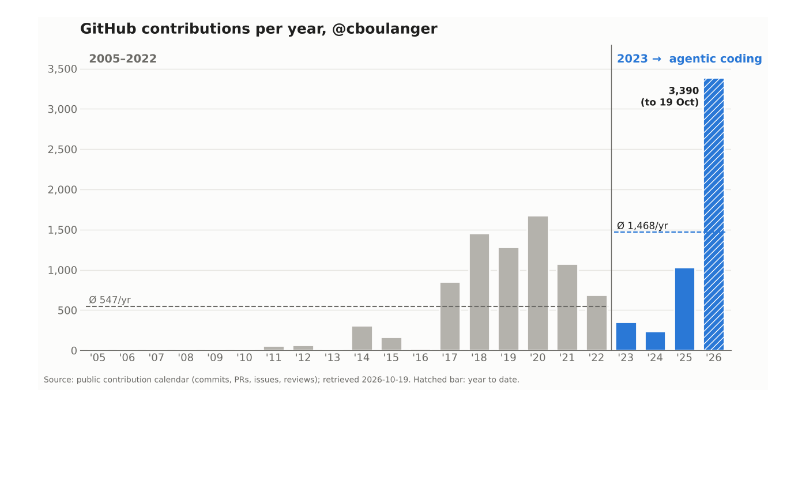
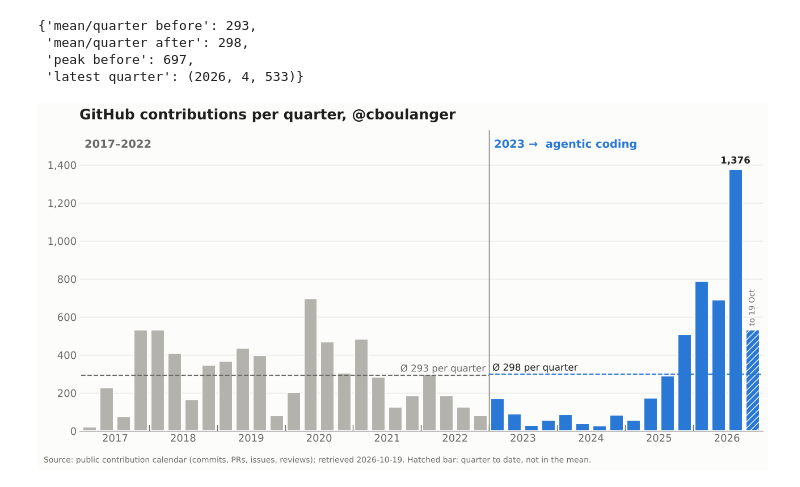
Before and after one commit to cboulanger/presentation-mpilhlt-2026-10-21, a Jupyter notebook: commit-stats/commit-activity.ipynb, the cells around one changed output. Drawn from its saved outputs; the diff is of its cells as text; code cells hidden in the pictures; blank space fills up the shorter version.

Commit message:
Switch commit chart to quarterly resolution, 2017 onward
Co-Authored-By: Claude Opus 5.5 (1M context) <noreply@anthropic.com>
Claude-Session: https://claude.ai/code/session_01EMqWAZ7TJi7MbccTUng9ui

```diff
--- a/commit-stats/commit-activity.ipynb
+++ b/commit-stats/commit-activity.ipynb
@@ -18,8 +19,10 @@ import matplotlib.pyplot as plt
 from matplotlib.ticker import FuncFormatter
 
 LOGIN = "cboulanger"
-FIRST_YEAR, SPLIT_YEAR = 2005, 2023          # 2005–2022 vs. 2023 onward
+FIRST_YEAR, SPLIT_YEAR = 2017, 2023          # before 2023 vs. 2023 onward
 TODAY = dt.date.today()
-USE_CACHE = os.environ.get("USE_CACHE") == "1"   # reuse contributions.csv instead of fetching
-CSV_PATH = "contributions.csv"
+USE_CACHE = os.environ.get("USE_CACHE") == "1"   # reuse the CSV instead of fetching
+CSV_PATH = "contributions-quarterly.csv"
 TOKEN = os.environ.get("GITHUB_TOKEN")
+QUARTERS = [(y, q) for y in range(FIRST_YEAR, TODAY.year + 1) for q in range(1, 5)
+            if dt.date(y, 3 * q - 2, 1) <= TODAY]
@@ -93,44 +86,65 @@ stats
+# %%
+# The last quarter is usually partial: it is left out of the period mean, the bar shows the real count.
+last_y, last_q, _ = rows[-1]
+partial = dt.date(last_y + (last_q == 4), 1 if last_q == 4 else 3 * last_q + 1, 1) > retrieved
+complete = rows[:-1] if partial else rows
+before = [n for y, q, n in complete if y < SPLIT_YEAR]
+after = [n for y, q, n in complete if y >= SPLIT_YEAR]
+m_before, m_after = round(sum(before) / len(before)), round(sum(after) / len(after))
+{"mean/quarter before": m_before, "mean/quarter after": m_after,
+ "peak before": max(before), "latest quarter": rows[-1]}
+# %% [output]
+{'mean/quarter before': 293,
+ 'mean/quarter after': 298,
+ 'peak before': 697,
+ 'latest quarter': (2026, 4, 533)}
 # %%
 GRAY, BLUE, INK, MUTED, SURFACE = "#b4b2ac", "#2a78d6", "#1f1f1e", "#6b6a66", "#fcfcfb"
 plt.rcParams.update({"font.family": "DejaVu Sans", "font.size": 13})
 
-years = [y for y, _ in rows]; counts = [n for _, n in rows]
+xs = list(range(len(rows))); counts = [n for _, _, n in rows]
+split_x = next(i for i, (y, _, _) in enumerate(rows) if y >= SPLIT_YEAR)
 fig, ax = plt.subplots(figsize=(13, 6.5), facecolor=SURFACE)
 ax.set_facecolor(SURFACE)
-colors = [GRAY if y < SPLIT_YEAR else BLUE for y in years]
-bars = ax.bar(years, counts, width=0.72, color=colors, edgecolor=SURFACE, linewidth=2, zorder=3)
-bars[-1].set_hatch("///"); bars[-1].set_edgecolor("white")   # partial year
+bars = ax.bar(xs, counts, width=0.8, color=[GRAY if i < split_x else BLUE for i in xs],
+              edgecolor=SURFACE, linewidth=1.5, zorder=3)
+if partial:
+    bars[-1].set_hatch("///"); bars[-1].set_edgecolor("white")
 
 # period means as dashed reference lines
-m_before = stats["mean/yr 2005–2022 (active years)"]
-m_after = list(stats.values())[1]
-ax.hlines(m_before, years[0] - .4, SPLIT_YEAR - .6, color=MUTED, ls="--", lw=1.5, zorder=4)
-ax.hlines(m_after, SPLIT_YEAR - .4, years[-1] + .4, color=BLUE, ls="--", lw=1.5, zorder=4)
-ax.text(years[0] - .3, m_before + 40, f"Ø {m_before:,}/yr", ha="left", color=MUTED, fontsize=12)
-ax.text(SPLIT_YEAR - .3, m_after + 40, f"Ø {m_after:,}/yr", ha="left", color=INK, fontsize=12)
+ax.hlines(m_before, -.5, split_x - .5, color=MUTED, ls="--", lw=1.5, zorder=4)
+ax.hlines(m_after, split_x - .5, xs[-1] + .5, color=BLUE, ls="--", lw=1.5, zorder=4)
+ax.text(split_x - .7, m_before + 20, f"Ø {m_before:,} per quarter", ha="right", color=MUTED, fontsize=12)
+ax.text(split_x - .3, m_after + 20, f"Ø {m_after:,} per quarter", ha="left", color=INK, fontsize=12)
 
-# label only the latest bar
-ax.text(years[-1] - .5, counts[-1] * .97, f"{counts[-1]:,}\n(to {TODAY:%d %b})", ha="right", va="top",
-        color=INK, fontsize=12, fontweight="bold")
+# label the highest bar of the recent period
+peak = max(range(split_x, len(rows)), key=lambda i: counts[i])
+ax.text(peak, counts[peak] + 20, f"{counts[peak]:,}", ha="center", va="bottom", color=INK,
+        fontsize=12, fontweight="bold")
+if partial:
+    ax.text(xs[-1], counts[-1] + 20, f"to {retrieved:%d %b}", ha="center", rotation=90, va="bottom", color=MUTED, fontsize=10)
 
-ax.axvline(SPLIT_YEAR - .5, color=MUTED, lw=1, zorder=2)
-top = max(counts) * 1.12
-ax.text(2005 - .3, top * .97, f"{FIRST_YEAR}–{SPLIT_YEAR - 1}", color=MUTED, fontsize=14, fontweight="bold", va="top")
-ax.text(SPLIT_YEAR - .3, top * .97, f"{SPLIT_YEAR} →  agentic coding", color=BLUE, fontsize=14, fontweight="bold", va="top")
+ax.axvline(split_x - .5, color=MUTED, lw=1, zorder=2)
+top = max(counts) * 1.15
+ax.text(-.3, top * .97, f"{FIRST_YEAR}–{SPLIT_YEAR - 1}", color=MUTED, fontsize=14, fontweight="bold", va="top")
+ax.text(split_x - .2, top * .97, f"{SPLIT_YEAR} →  agentic coding", color=BLUE, fontsize=14, fontweight="bold", va="top")
 
-ax.set_ylim(0, top); ax.set_xlim(years[0] - .6, years[-1] + .6)
-ax.set_xticks(years); ax.set_xticklabels([f"'{str(y)[2:]}" for y in years])
+ax.set_ylim(0, top); ax.set_xlim(-.6, xs[-1] + .6)
+year_starts = [i for i, (y, q, _) in enumerate(rows) if q == 1]
+ax.set_xticks([i + 1.5 for i in year_starts]); ax.set_xticklabels([rows[i][0] for i in year_starts])
+for i in year_starts[1:]:
+    ax.axvline(i - .5, ymax=.02, color=MUTED, lw=1)
 ax.yaxis.set_major_formatter(FuncFormatter(lambda v, _: f"{int(v):,}"))
 ax.grid(axis="y", color="#e6e5e1", lw=1, zorder=0)
 for s in ("top", "right", "left"): ax.spines[s].set_visible(False)
 ax.spines["bottom"].set_color(MUTED); ax.tick_params(colors=MUTED, length=0)
-ax.set_title(f"GitHub {metric} per year, @{LOGIN}", loc="left", color=INK, fontsize=18, fontweight="bold", pad=14)
+ax.set_title(f"GitHub {metric} per quarter, @{LOGIN}", loc="left", color=INK, fontsize=18, fontweight="bold", pad=14)
 src = "public contribution calendar (commits, PRs, issues, reviews)" if metric == "contributions" else "GitHub GraphQL API, commit contributions incl. private"
-fig.text(0.01, 0.01, f"Source: {src}; retrieved {TODAY:%Y-%m-%d}. Hatched bar: year to date.",
+fig.text(0.01, 0.01, f"Source: {src}; retrieved {retrieved:%Y-%m-%d}." + (" Hatched bar: quarter to date, not in the mean." if partial else ""),
          color=MUTED, fontsize=10)
 fig.tight_layout(rect=(0, 0.03, 1, 1))
 for ext in ("svg", "png"):
-    fig.savefig(f"commits-per-year.{ext}", dpi=200, facecolor=SURFACE)
+    fig.savefig(f"commits-per-quarter.{ext}", dpi=200, facecolor=SURFACE)
 plt.show()
 # %% [output]
-[figure, old version]
+[figure, new version]
```
Also changed, not shown: parts of 4 cells of this notebook, 6 other files.
